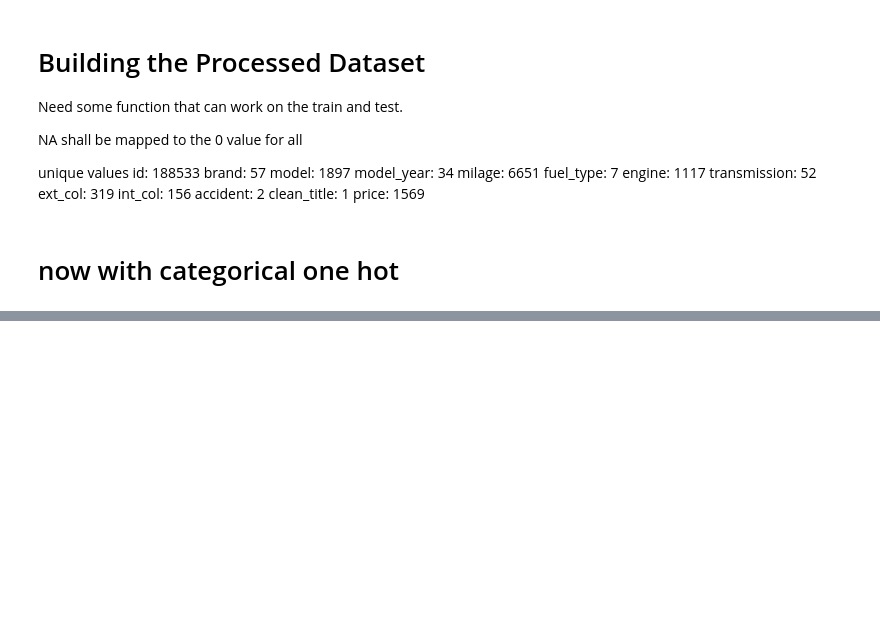
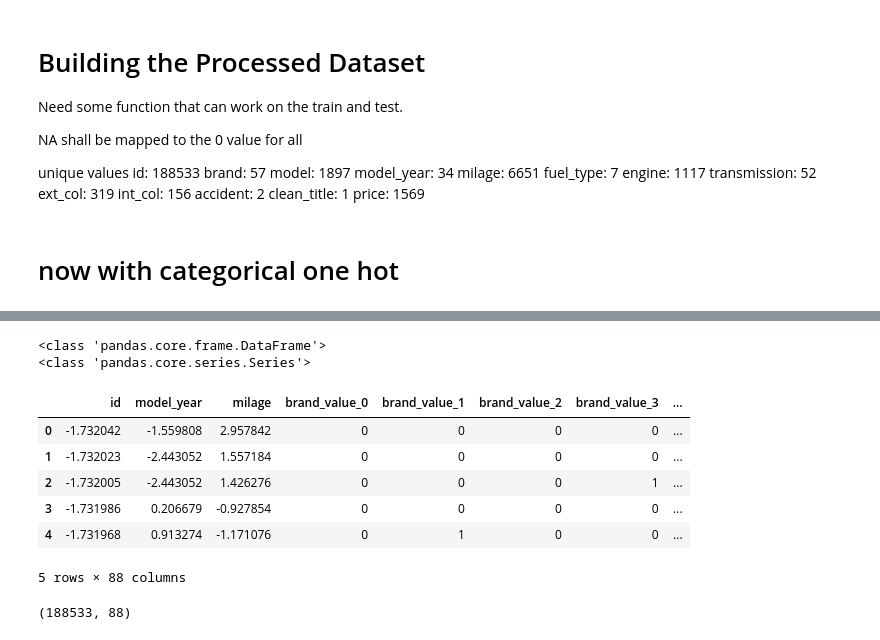
Before and after one commit to xflynx25/kaggle, a Jupyter notebook: playground-series-s4e9/workspace.ipynb, the cells around one changed output, grey strips where cells are left out. Saved outputs shown, nothing was run; the diff lists cells and outputs as text; code cells hidden in the pictures; blank space fills up the shorter version.

Commit message:
playground 9 and 10 initial investigations

```diff
--- a/playground-series-s4e9/workspace.ipynb
+++ b/playground-series-s4e9/workspace.ipynb
@@ -373,6 +390,8 @@ def process_train_features(df, N=10):
         if f"{col}_value_{N+1}" not in one_hot_encoded.columns:
             one_hot_encoded[f"{col}_value_{N+1}"] = 0  # Add the N+1 column manually if missing
 
+        one_hot_encoded = one_hot_encoded.astype(int)
+
         # Concatenate the one-hot encoded columns and drop the original categorical column
         df = pd.concat([df, one_hot_encoded], axis=1)
         df = df.drop(columns=[col])
@@ -410,9 +429,13 @@ def process_test_features(df, categorical_top_n, column_scalers, all_col_names,
             # One-hot encode these categories: col_0, col_1, ..., col_N+1
             one_hot_encoded = pd.get_dummies(df[col], prefix=f"{col}_value", drop_first=False)
 
+
             # Ensure the N+1 column exists even if there were no NaNs
             if f"{col}_value_{N+1}" not in one_hot_encoded.columns:
                 one_hot_encoded[f"{col}_value_{N+1}"] = 0  # Add the N+1 column manually if missing
+
+            one_hot_encoded = one_hot_encoded.astype(int)
+
 
             # Concatenate the one-hot encoded columns and drop the original categorical column
             df = pd.concat([df, one_hot_encoded], axis=1)
@@ -651,0 +673,3 @@ print([x for x in ])
+# %%
+train_df_full = pd.read_csv('train.csv')#'/kaggle/input/playground-series-s4e9/train.csv')
+test_df_full = pd.read_csv('test.csv')#'/kaggle/input/playground-series-s4e9/test.csv')
@@ -651,0 +692,33 @@ print([x for x in ])
+# %%
+model = RandomForestRegressor()
+N = 10
+
+
+# Step 2: Separate features (X) and target (y) from the full training set
+X_train = train_df_full.drop(columns='price')
+y_train = train_df_full['price']
+X_test = test_df_full#.drop(columns='id')  # Assuming 'id' column is in test data
+
+# Process train features and get the top_n mappings
+processed_X_train, top_n_mapping, column_scalers, all_col_names = process_train_features(X_train, N=N)
+
+# Process test features based on the top_n mappings from the training data
+processed_X_test = process_test_features(X_test, top_n_mapping, column_scalers, all_col_names, N=N)
+
+# Fit the model on the training data
+print(processed_X_train.shape)
+print(y_train.shape)
+model.fit(processed_X_train, y_train)
+
+
+# Step 4: Prepare test data and make predictions
+predictions = model.predict(processed_X_test)
+
+# Step 5: Create a submission DataFrame
+submission = pd.DataFrame({
+    'id': processed_X_test['id'],  # Ensure the 'id' from the test set is preserved
+    'price': predictions       # The predicted prices
+})
+
+# Step 6: Save the submission to a CSV file
+submission.to_csv('submission2_top5categorical.csv', index=False)  # Save as CSV
@@ -651,0 +732,20 @@ print([x for x in ])
+# %%
+print(type(processed_X_train))
+print(type(y_train))
+# %% [output]
+<class 'pandas.core.frame.DataFrame'>
+<class 'pandas.core.series.Series'>
+# %%
+processed_X_train.head()
+# %% [output]
+|  | id | model_year | milage | brand_value_0 | brand_value_1 | brand_value_2 | brand_value_3 | ... |
+| 0 | -1.732042 | -1.559808 | 2.957842 | 0 | 0 | 0 | 0 | ... |
+| 1 | -1.732023 | -2.443052 | 1.557184 | 0 | 0 | 0 | 0 | ... |
+| 2 | -1.732005 | -2.443052 | 1.426276 | 0 | 0 | 0 | 1 | ... |
+| 3 | -1.731986 | 0.206679 | -0.927854 | 0 | 0 | 0 | 0 | ... |
+| 4 | -1.731968 | 0.913274 | -1.171076 | 0 | 1 | 0 | 0 | ... |
+5 rows × 88 columns
+# %%
+processed_X_train.shape
+# %% [output]
+(188533, 88)
```
Also changed, not shown: parts of 12 cells of this notebook, 26 other files.
